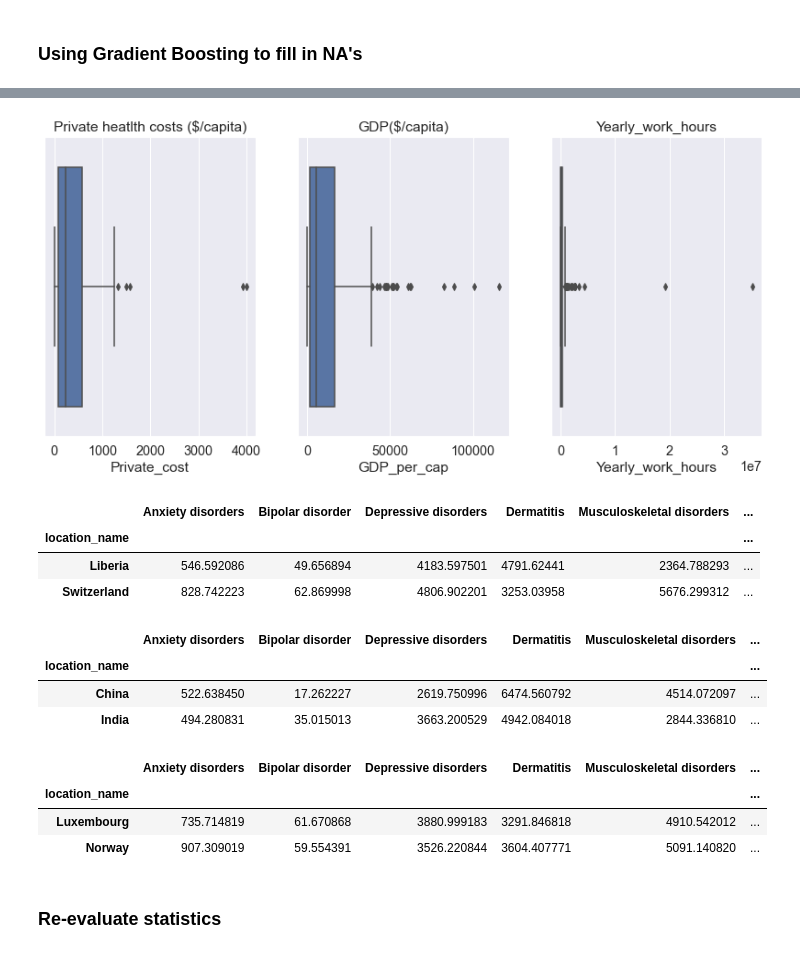
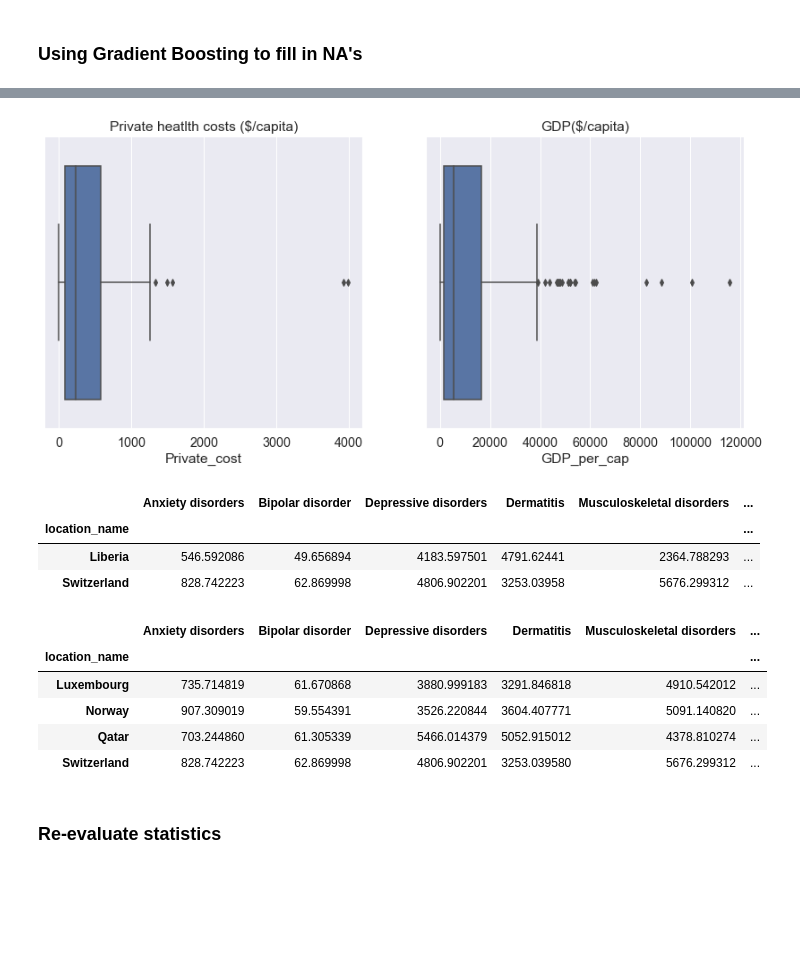
Before and after one commit to luisbazevedo/PfDS---Work-Health, a Jupyter notebook: notebooks/luisbazevedo_draft_1.ipynb, the cells around one changed output, grey strips where cells are left out. Cells and saved outputs as stored; diff of their text form; code cells hidden in the pictures; blank space fills up the shorter version.

```diff
--- a/notebooks/luisbazevedo_draft_1.ipynb
+++ b/notebooks/luisbazevedo_draft_1.ipynb
@@ -306,4 +297 @@ def merge2complete (year):
     return complete
-# %%
-complete = merge2complete ('2011')
-complete
@@ -386,0 +735,17 @@ dtype: float64
+# %%
+df_sc_1 = (100*(df_17_feat - df_11_feat)/(df_11_feat))[['Unemp_PC','Week_hours_PC',\
+                                                'GDP_PC','total_health_cost','Dermatitis','industry_PC','services_PC']]
+
+
+
+#correlation map
+sns.set(font_scale=1.3)
+df_corr = df_sc_1.corr(method = 'spearman')
+figure = plt.figure(figsize=(20,15))
+sns.heatmap(df_corr, annot=True, fmt = '.1g')
+
+sns.pairplot(df_sc_1)
+
+plt.show()
+
+df_sc_1.describe().T
@@ -478,11 +884,8 @@ memory usage: 18.9+ KB
 # %%
 from sklearn.ensemble import GradientBoostingRegressor
 # %%
-def predict_missing(df, evaluated_column):
+def predict_missing(df, evaluated_column,cols):
     """ Predicts and updates the missing values for the different features. """
-
-    # defines the missing features
-    cols = ['Public_cost','Private_cost', 'GDP_per_cap']
 
     # removes the evaluated feature
     cols.remove(evaluated_column)
@@ -579,13 +1022,12 @@ Yearly_work_hours            91.542004
 dtype: float64
 # %%
 # check distribution of feature with highest kurtosis/skewness
-fig, axes = plt.subplots(1,3, figsize = (14,6))
+fig, axes = plt.subplots(1,2, figsize = (14,6))
 sns.boxplot(ax = axes[0], data = complete_gb, x = 'Private_cost').set(title='Private heatlth costs ($/capita)')
 sns.boxplot(ax = axes[1], data = complete_gb, x = 'GDP_per_cap').set(title='GDP($/capita)')
-sns.boxplot(ax = axes[2], data = complete_gb, x = 'Yearly_work_hours').set(title='Yearly_work_hours')
 plt.show()
 # %% [output]
-[figure, old version]
+[figure, new version]
 # %%
 complete.loc[complete.Private_cost > 3500]
 # %% [output]
@@ -593,20 +1035,15 @@ complete.loc[complete.Private_cost > 3500]
 | location_name |  |  |  |  |  | ... |
 | Liberia | 546.592086 | 49.656894 | 4183.597501 | 4791.62441 | 2364.788293 | ... |
 | Switzerland | 828.742223 | 62.869998 | 4806.902201 | 3253.03958 | 5676.299312 | ... |
-# %%
-complete.loc[complete.Yearly_work_hours > 1e7]
-# %% [output]
-|  | Anxiety disorders | Bipolar disorder | Depressive disorders | Dermatitis | Musculoskeletal disorders | ... |
-| location_name |  |  |  |  |  | ... |
-| China | 522.638450 | 17.262227 | 2619.750996 | 6474.560792 | 4514.072097 | ... |
-| India | 494.280831 | 35.015013 | 3663.200529 | 4942.084018 | 2844.336810 | ... |
 # %%
-complete_gb.loc[complete_gb.GDP_per_cap > 100000]
+complete_gb.loc[complete_gb.GDP_per_cap > 80000]
 # %% [output]
 |  | Anxiety disorders | Bipolar disorder | Depressive disorders | Dermatitis | Musculoskeletal disorders | ... |
 | location_name |  |  |  |  |  | ... |
 | Luxembourg | 735.714819 | 61.670868 | 3880.999183 | 3291.846818 | 4910.542012 | ... |
 | Norway | 907.309019 | 59.554391 | 3526.220844 | 3604.407771 | 5091.140820 | ... |
+| Qatar | 703.244860 | 61.305339 | 5466.014379 | 5052.915012 | 4378.810274 | ... |
+| Switzerland | 828.742223 | 62.869998 | 4806.902201 | 3253.039580 | 5676.299312 | ... |
 # %%
 #outliers removal
 complete_no = complete_gb.drop(complete_gb[complete_gb['Private_cost'] > 3500].index)
```
Also changed, not shown: parts of 101 cells of this notebook.
